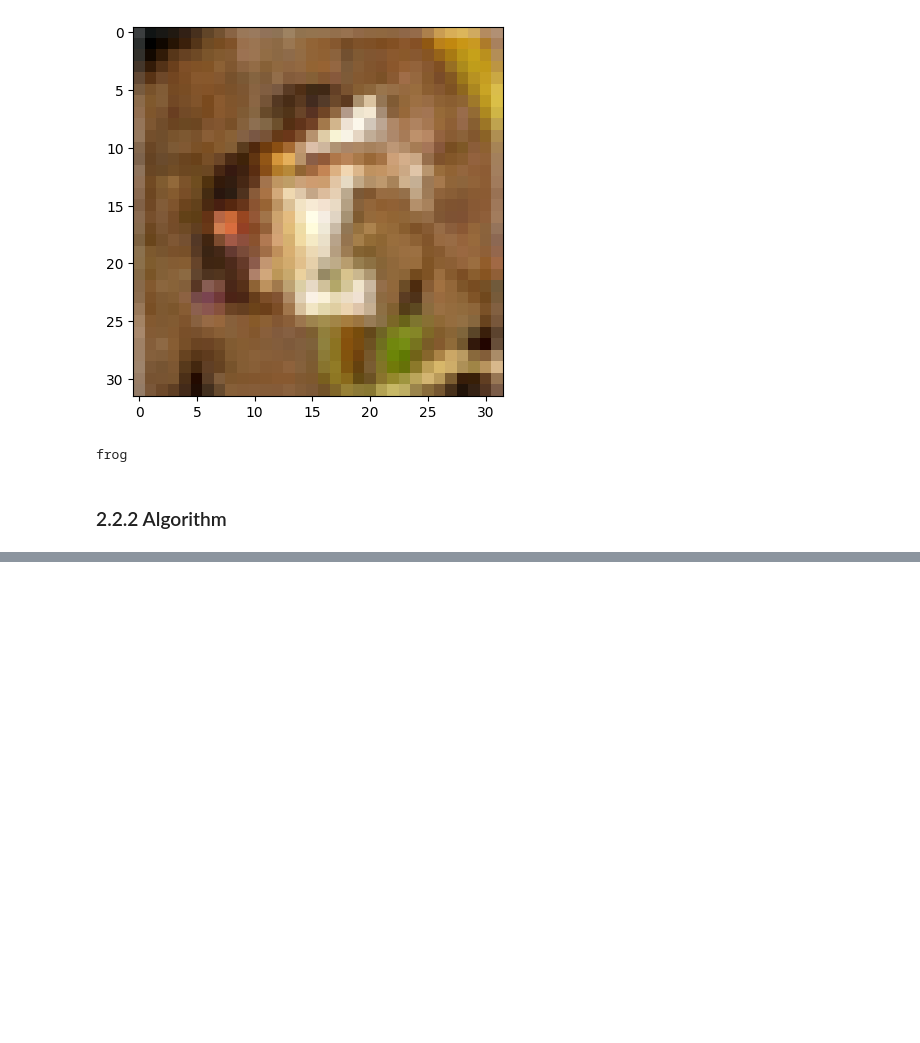
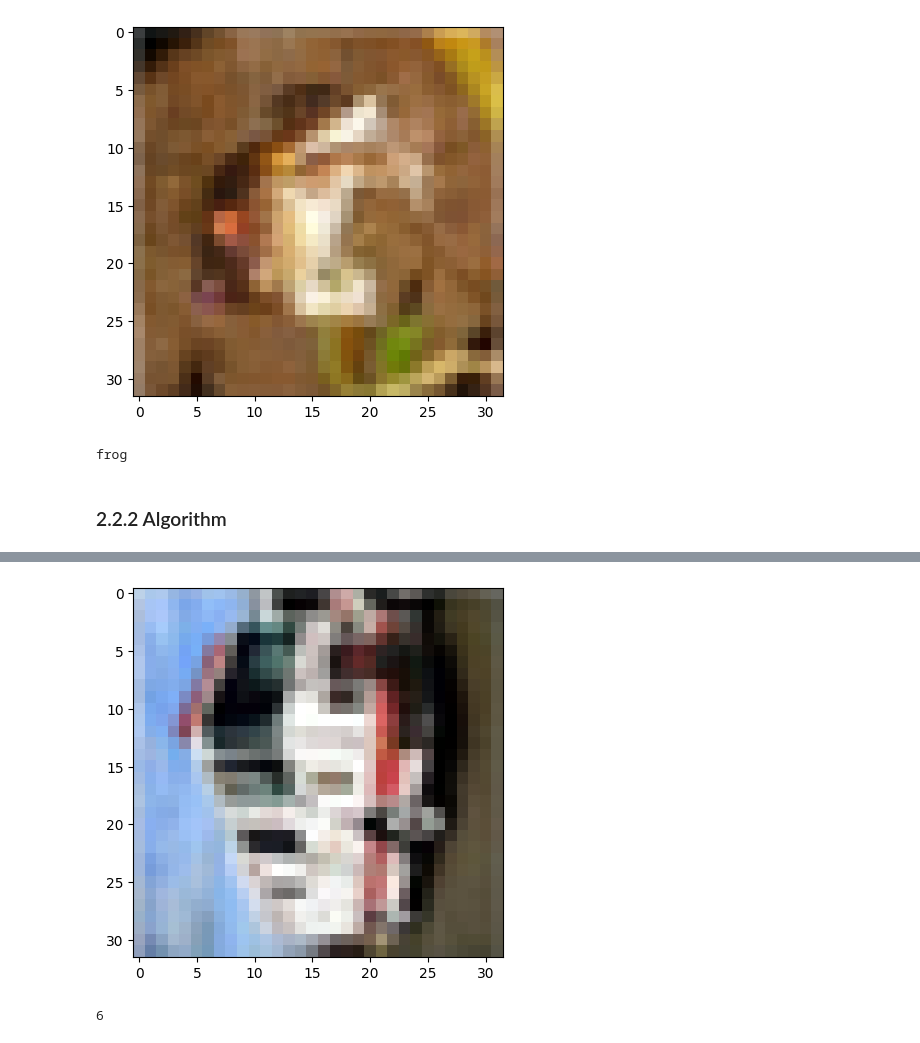
Before and after one commit to Bronomor/HashMaster, a Jupyter notebook: 1.LSH/LSH.ipynb, the cells around one changed output, grey strips where cells are left out. Drawn from its saved outputs; the diff is of its cells as text; code cells hidden in the pictures; blank space fills up the shorter version.

```diff
--- a/1.LSH/LSH.ipynb
+++ b/1.LSH/LSH.ipynb
@@ -208,3 +187,6 @@ class LSH:
         # Sort near-duplicates by descending similarity and return
         near_duplicates.sort(key=lambda x:x[2], reverse=True)
         return near_duplicates
+# %%
+images = images.reshape(10000,3,32,32)
+images.shape
@@ -220,6 +234,10 @@ len(duplicates)
 # %%
-plt.imshow(images[5416].T, interpolation='nearest')
+plt.imshow(images[8975].reshape(3,32,32).T, interpolation='nearest')
 plt.show()
+# %% [output]
+[figure, added]
 # %%
-labels[5416]
+labels[4875]
+# %% [output]
+6
 # %%
```
Also changed, not shown: parts of 10 cells of this notebook, 1 other file.
